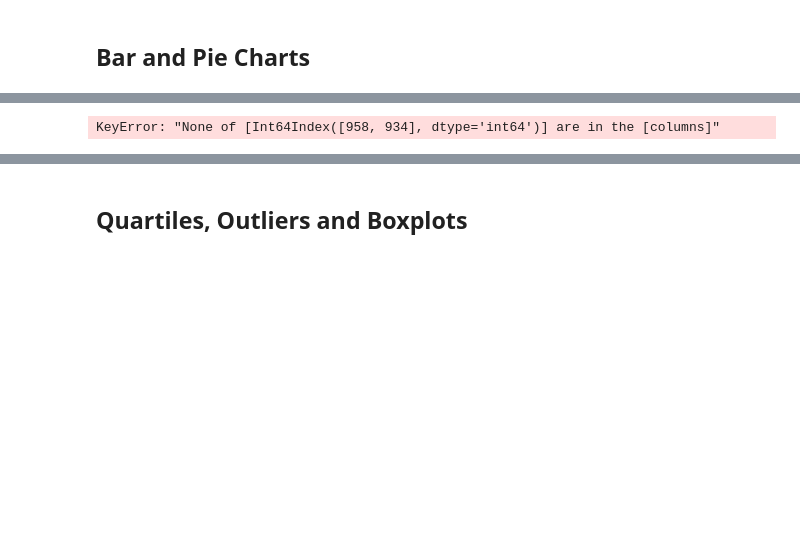
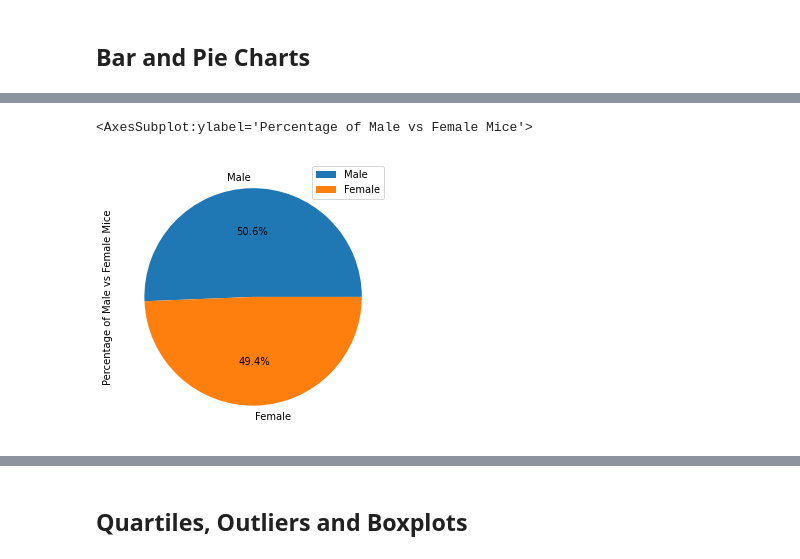
Before and after one commit to i-am-phoenix/rice-btcmp-hw5-matplotlib-challenge, a Jupyter notebook: pymaceuticals_starter.ipynb, the cells around one changed output, grey strips where cells are left out. Drawn from its saved outputs; the diff is of its cells as text; code cells hidden in the pictures; blank space fills up the shorter version.

```diff
--- a/pymaceuticals_starter.ipynb
+++ b/pymaceuticals_starter.ipynb
@@ -220,10 +225,15 @@ plt.tight_layout
 # %%
 # Generate a pie plot showing the distribution of female versus male mice using pandas
-values=all_data['Sex'].value_counts()
-labels=all_data['Sex'].unique()
-
-df.plot(kind='pie',y=y,label=labels, figsize=(5, 5))
+# Creating a pandas dataframe
+df = pd.DataFrame({'Percentage of Male vs Female Mice': all_data['Sex'].value_counts()},
+                  index=all_data['Sex'].unique())
+# Creating the pie plot
+df.plot(kind='pie',
+        y='Percentage of Male vs Female Mice',
+        figsize=(5, 5),
+       autopct='%1.1f%%')
 # %% [output]
-KeyError: "None of [Int64Index([958, 934], dtype='int64')] are in the [columns]"
+<AxesSubplot:ylabel='Percentage of Male vs Female Mice'>
+[figure, added]
 # %%
 # Generate a pie plot showing the distribution of female versus male mice using pyplot
```
Also changed, not shown: parts of 4 cells of this notebook.
